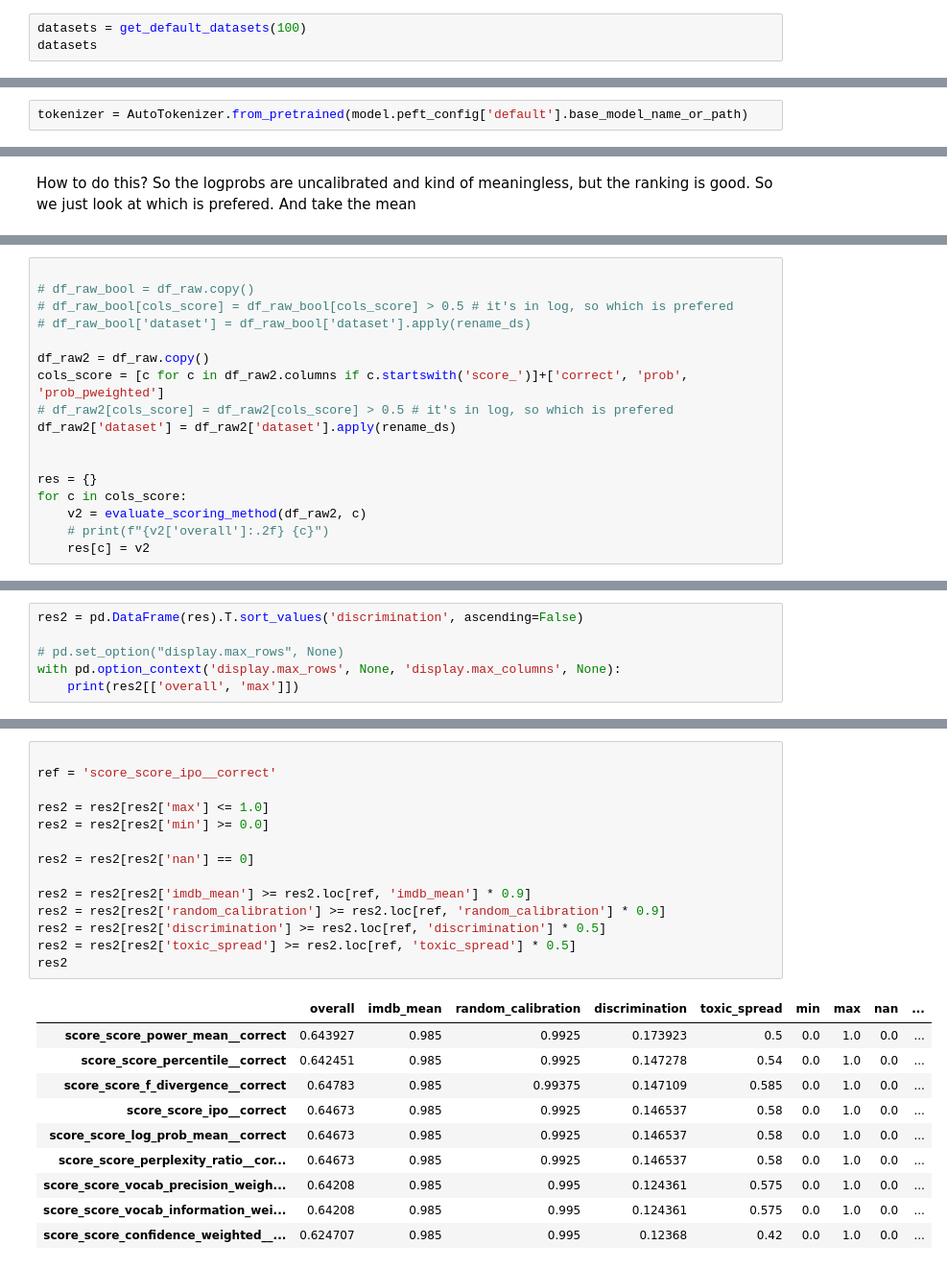
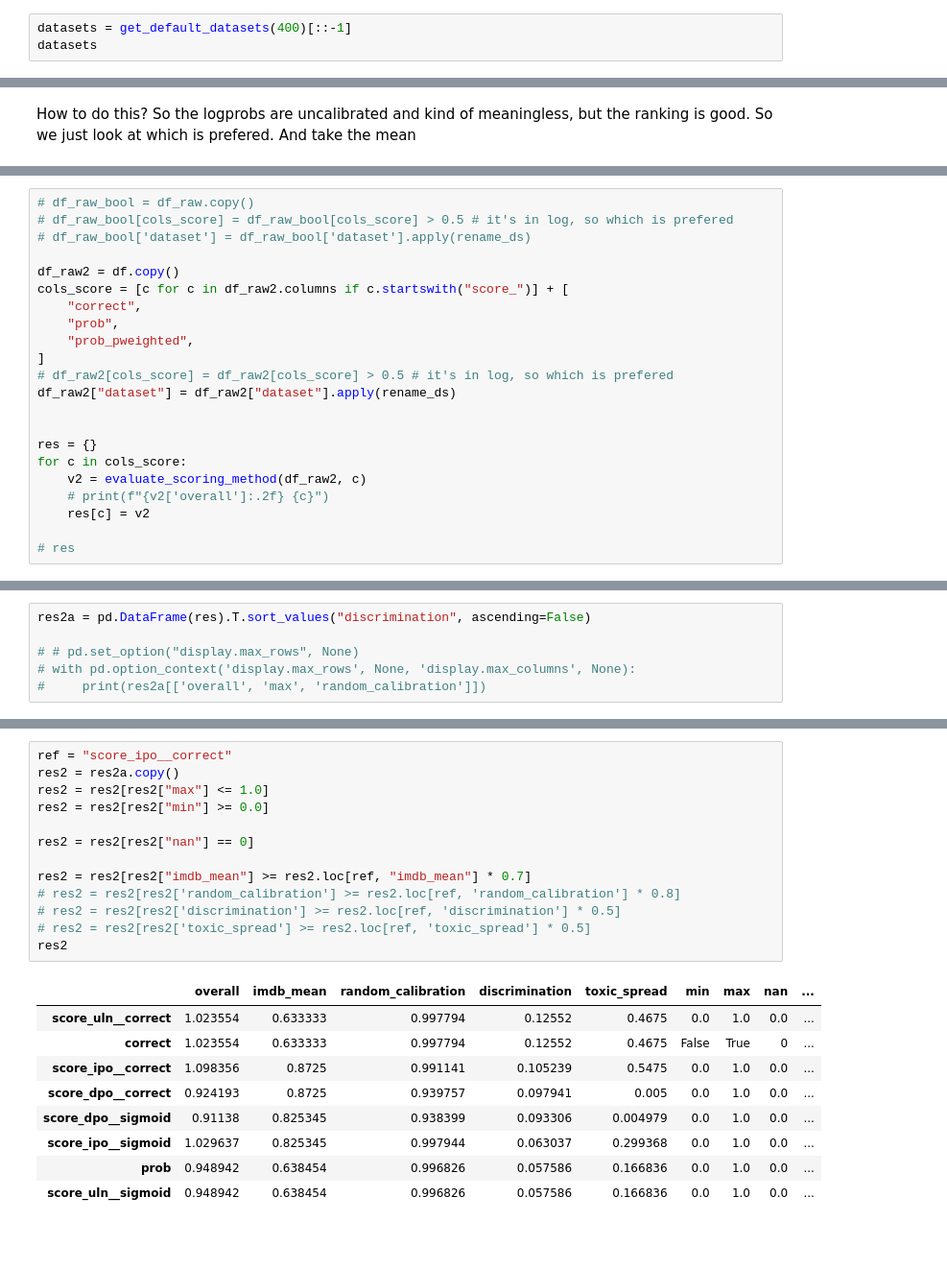
Before and after one commit to wassname/open_pref_eval, a Jupyter notebook: examples/example_eval_llama_adapter.ipynb, the cells around one changed output, grey strips where cells are left out. Shown at 96% size. Drawn from its saved outputs; the diff is of its cells as text; blank space fills up the shorter version.

```diff
--- a/examples/example_eval_llama_adapter.ipynb
+++ b/examples/example_eval_llama_adapter.ipynb
@@ -14,5 +24,5 @@ os.environ["TOKENIZERS_PARALLELISM"] = "false"
 # %%
-datasets = get_default_datasets(100)
+datasets = get_default_datasets(400)[::-1]
 datasets
 # %% [output]
 [Dataset({
@@ -97,2 +44,0 @@ Qwen2ForCausalLM(
-# %%
-tokenizer = AutoTokenizer.from_pretrained(model.peft_config['default'].base_model_name_or_path)
@@ -350,13 +307,16 @@ df_raw[cols_score].describe()
 # %%
-
 # df_raw_bool = df_raw.copy()
 # df_raw_bool[cols_score] = df_raw_bool[cols_score] > 0.5 # it's in log, so which is prefered
 # df_raw_bool['dataset'] = df_raw_bool['dataset'].apply(rename_ds)
 
-df_raw2 = df_raw.copy()
-cols_score = [c for c in df_raw2.columns if c.startswith('score_')]+['correct', 'prob', 'prob_pweighted']
+df_raw2 = df.copy()
+cols_score = [c for c in df_raw2.columns if c.startswith("score_")] + [
+    "correct",
+    "prob",
+    "prob_pweighted",
+]
 # df_raw2[cols_score] = df_raw2[cols_score] > 0.5 # it's in log, so which is prefered
-df_raw2['dataset'] = df_raw2['dataset'].apply(rename_ds)
+df_raw2["dataset"] = df_raw2["dataset"].apply(rename_ds)
 
 
 res = {}
@@ -364,3 +324,5 @@ for c in cols_score:
     v2 = evaluate_scoring_method(df_raw2, c)
     # print(f"{v2['overall']:.2f} {c}")
     res[c] = v2
+
+# res
@@ -381,6 +329,6 @@ x.groupby('adapter').mean()#.sort_values('score_ipo__sigmoid', ascending=False)
 # %%
-res2 = pd.DataFrame(res).T.sort_values('discrimination', ascending=False)
+res2a = pd.DataFrame(res).T.sort_values("discrimination", ascending=False)
 
-# pd.set_option("display.max_rows", None)
-with pd.option_context('display.max_rows', None, 'display.max_columns', None):
-    print(res2[['overall', 'max']])
+# # pd.set_option("display.max_rows", None)
+# with pd.option_context('display.max_rows', None, 'display.max_columns', None):
+#     print(res2a[['overall', 'max', 'random_calibration']])
@@ -409,25 +344,23 @@ res2.T[[c for c in res2.index if 'rank' in c]].T.sort_values('overall', ascendin
 # %%
+ref = "score_ipo__correct"
+res2 = res2a.copy()
+res2 = res2[res2["max"] <= 1.0]
+res2 = res2[res2["min"] >= 0.0]
 
-ref = 'score_score_ipo__correct'
+res2 = res2[res2["nan"] == 0]
 
-res2 = res2[res2['max'] <= 1.0]
-res2 = res2[res2['min'] >= 0.0]
-
-res2 = res2[res2['nan'] == 0]
-
-res2 = res2[res2['imdb_mean'] >= res2.loc[ref, 'imdb_mean'] * 0.9]
-res2 = res2[res2['random_calibration'] >= res2.loc[ref, 'random_calibration'] * 0.9]
-res2 = res2[res2['discrimination'] >= res2.loc[ref, 'discrimination'] * 0.5]
-res2 = res2[res2['toxic_spread'] >= res2.loc[ref, 'toxic_spread'] * 0.5]
+res2 = res2[res2["imdb_mean"] >= res2.loc[ref, "imdb_mean"] * 0.7]
+# res2 = res2[res2['random_calibration'] >= res2.loc[ref, 'random_calibration'] * 0.8]
+# res2 = res2[res2['discrimination'] >= res2.loc[ref, 'discrimination'] * 0.5]
+# res2 = res2[res2['toxic_spread'] >= res2.loc[ref, 'toxic_spread'] * 0.5]
 res2
 # %% [output]
 |  | overall | imdb_mean | random_calibration | discrimination | toxic_spread | min | max | nan | ... |
-| score_score_power_mean__correct | 0.643927 | 0.985 | 0.9925 | 0.173923 | 0.5 | 0.0 | 1.0 | 0.0 | ... |
-| score_score_percentile__correct | 0.642451 | 0.985 | 0.9925 | 0.147278 | 0.54 | 0.0 | 1.0 | 0.0 | ... |
-| score_score_f_divergence__correct | 0.64783 | 0.985 | 0.99375 | 0.147109 | 0.585 | 0.0 | 1.0 | 0.0 | ... |
-| score_score_ipo__correct | 0.64673 | 0.985 | 0.9925 | 0.146537 | 0.58 | 0.0 | 1.0 | 0.0 | ... |
-| score_score_log_prob_mean__correct | 0.64673 | 0.985 | 0.9925 | 0.146537 | 0.58 | 0.0 | 1.0 | 0.0 | ... |
-| score_score_perplexity_ratio__cor... | 0.64673 | 0.985 | 0.9925 | 0.146537 | 0.58 | 0.0 | 1.0 | 0.0 | ... |
-| score_score_vocab_precision_weigh... | 0.64208 | 0.985 | 0.995 | 0.124361 | 0.575 | 0.0 | 1.0 | 0.0 | ... |
-| score_score_vocab_information_wei... | 0.64208 | 0.985 | 0.995 | 0.124361 | 0.575 | 0.0 | 1.0 | 0.0 | ... |
-| score_score_confidence_weighted__... | 0.624707 | 0.985 | 0.995 | 0.12368 | 0.42 | 0.0 | 1.0 | 0.0 | ... |
+| score_uln__correct | 1.023554 | 0.633333 | 0.997794 | 0.12552 | 0.4675 | 0.0 | 1.0 | 0.0 | ... |
+| correct | 1.023554 | 0.633333 | 0.997794 | 0.12552 | 0.4675 | False | True | 0 | ... |
+| score_ipo__correct | 1.098356 | 0.8725 | 0.991141 | 0.105239 | 0.5475 | 0.0 | 1.0 | 0.0 | ... |
+| score_dpo__correct | 0.924193 | 0.8725 | 0.939757 | 0.097941 | 0.005 | 0.0 | 1.0 | 0.0 | ... |
+| score_dpo__sigmoid | 0.91138 | 0.825345 | 0.938399 | 0.093306 | 0.004979 | 0.0 | 1.0 | 0.0 | ... |
+| score_ipo__sigmoid | 1.029637 | 0.825345 | 0.997944 | 0.063037 | 0.299368 | 0.0 | 1.0 | 0.0 | ... |
+| prob | 0.948942 | 0.638454 | 0.996826 | 0.057586 | 0.166836 | 0.0 | 1.0 | 0.0 | ... |
+| score_uln__sigmoid | 0.948942 | 0.638454 | 0.996826 | 0.057586 | 0.166836 | 0.0 | 1.0 | 0.0 | ... |
```
Also changed, not shown: parts of 35 cells of this notebook, 7 other files.
